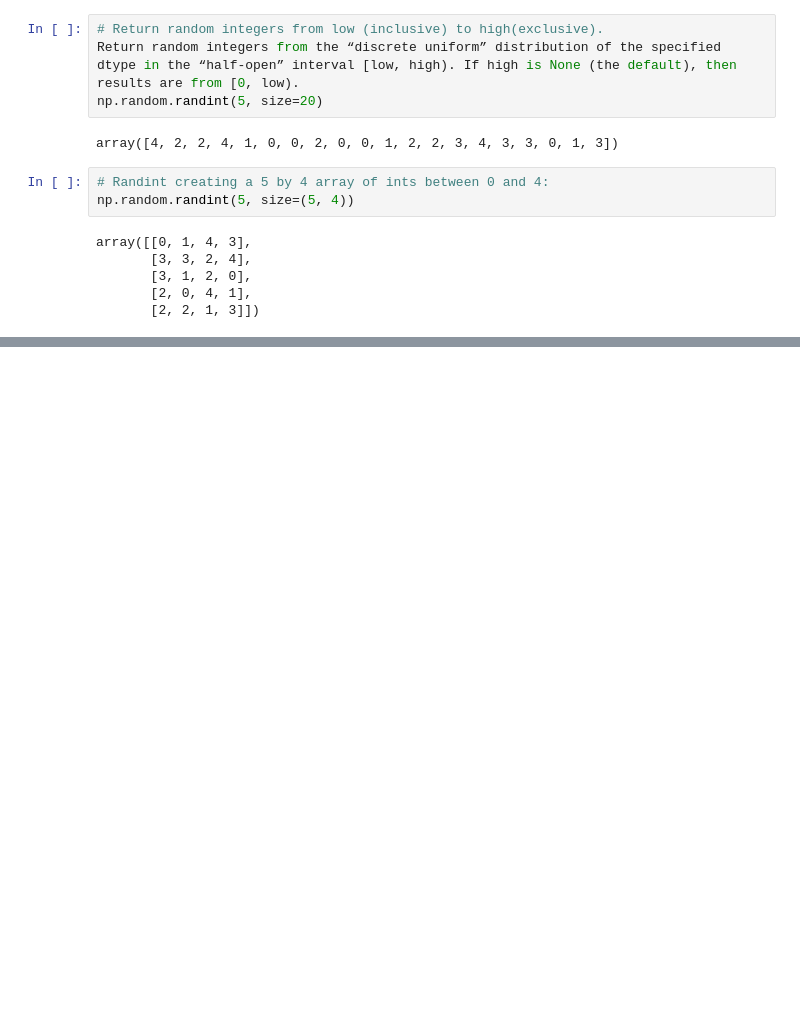
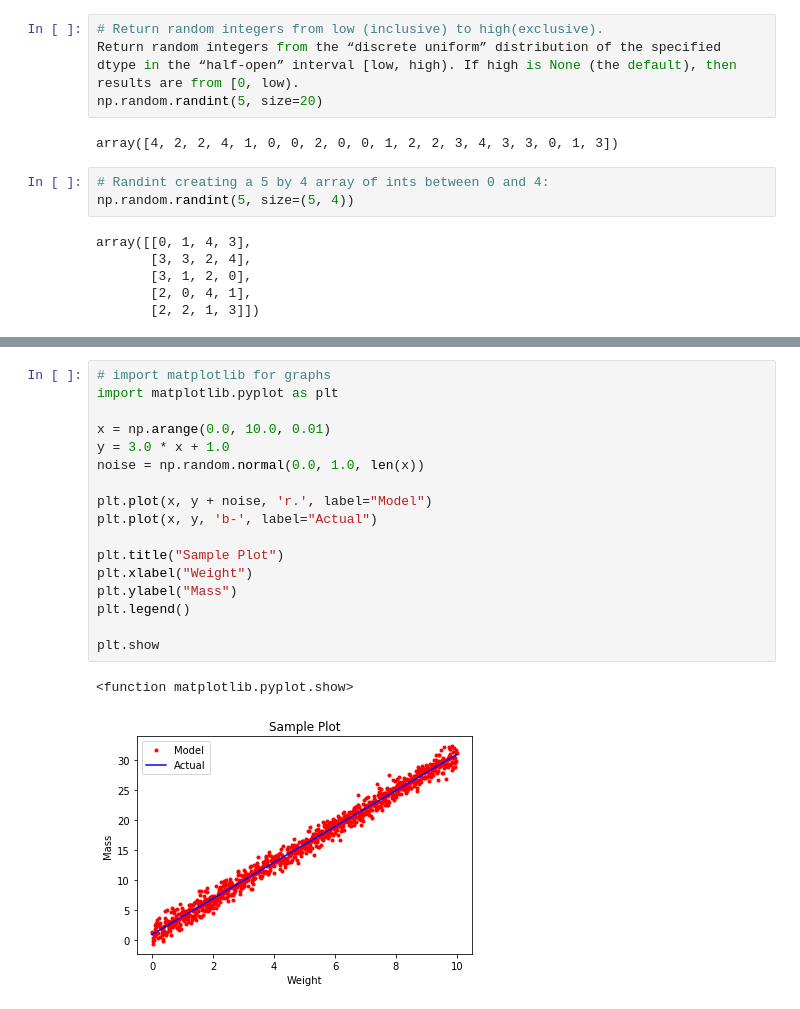
Before and after one commit to shakti230/numpy-random, a Jupyter notebook: numpy-random.ipynb, the cells around one changed output, grey strips where cells are left out. Drawn from its saved outputs; the diff is of its cells as text; blank space fills up the shorter version.

```diff
--- a/numpy-random.ipynb
+++ b/numpy-random.ipynb
@@ -65,0 +119,20 @@ array([[0, 1, 4, 3],
+# %%
+# import matplotlib for graphs
+import matplotlib.pyplot as plt
+
+x = np.arange(0.0, 10.0, 0.01)
+y = 3.0 * x + 1.0
+noise = np.random.normal(0.0, 1.0, len(x))
+
+plt.plot(x, y + noise, 'r.', label="Model")
+plt.plot(x, y, 'b-', label="Actual")
+
+plt.title("Sample Plot")
+plt.xlabel("Weight")
+plt.ylabel("Mass")
+plt.legend()
+
+plt.show
+# %% [output]
+<function matplotlib.pyplot.show>
+[figure, added]
```
Also changed, not shown: parts of 6 cells of this notebook.
